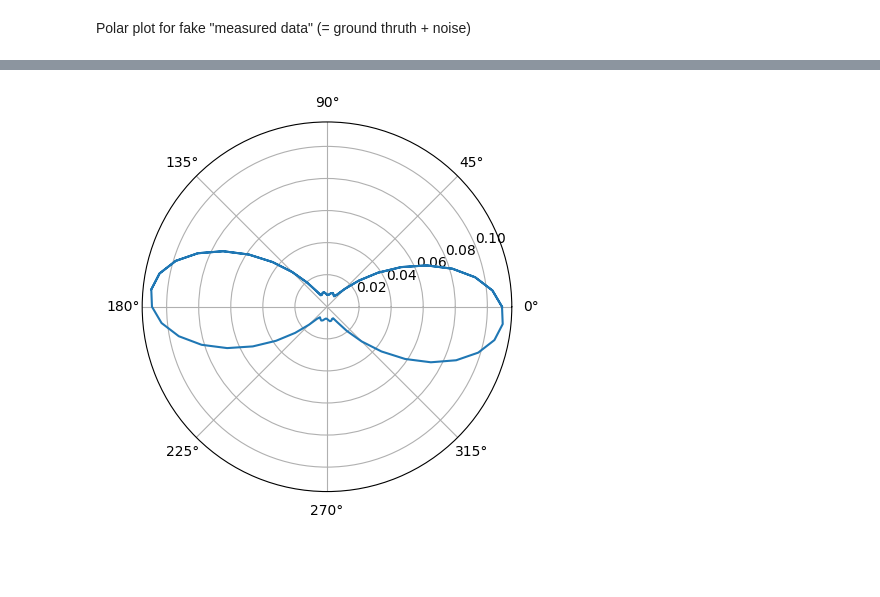
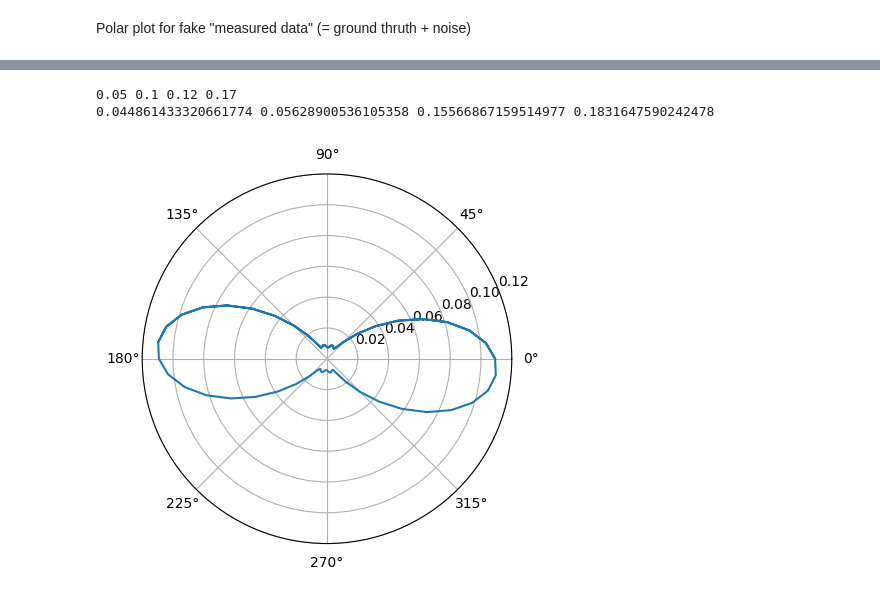
Before and after one commit to morphing-matter-lab/muscle-fiber-model, a Jupyter notebook: main.ipynb, the cells around one changed output, grey strips where cells are left out. Saved outputs shown, nothing was run; the diff lists cells and outputs as text; code cells hidden in the pictures; blank space fills up the shorter version.

```diff
--- a/main.ipynb
+++ b/main.ipynb
@@ -291,17 +293,23 @@ plt.show()
 # %%
 params = fitting(phi_measured)
+
+print(k1, kd, e0, e1)
 
 k1 = params.x[0]
 kd = params.x[1]
 e0 = params.x[2]
 e1 = params.x[3]
 
+print(k1, kd, e0, e1)
+
 phi_recovered = fabsim_py.polymer_fraction_steady_state(stress, 1, k1 / k0, kd / k0, frac_f, frac_s)
 
 _, ax = plt.subplots(subplot_kw={'projection': 'polar'})
-ax.set_rmax(0.025)
 ax.plot([np.pi / n * i for i in range(3 * n)], np.tile(phi_recovered[face_id, :], 3))
+ax.set_rmax(0.12)
 
 plt.show()
 # %% [output]
+0.05 0.1 0.12 0.17
+0.044861433320661774 0.05628900536105358 0.15566867159514977 0.1831647590242478
-[figure, old version]
+[figure, new version]
```
Also changed, not shown: parts of 5 cells of this notebook, 4 other files.
